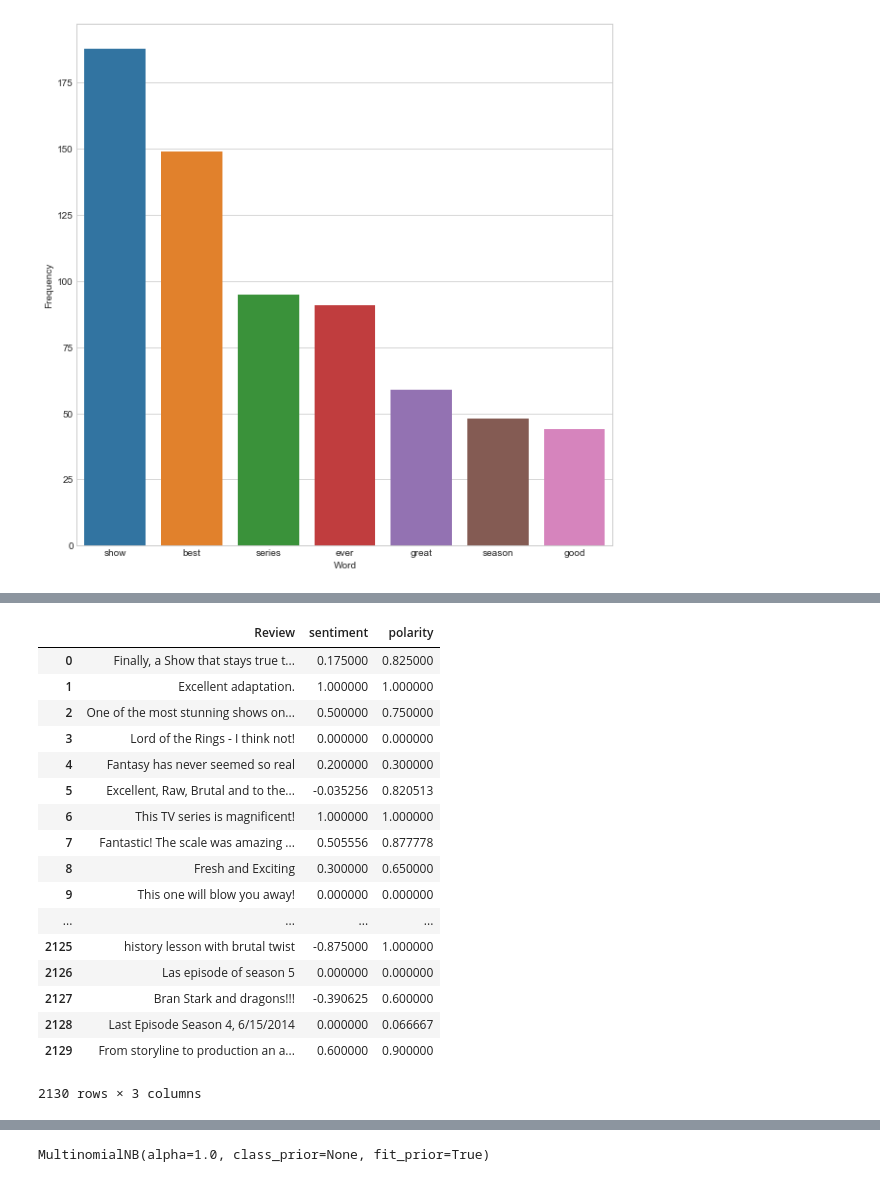
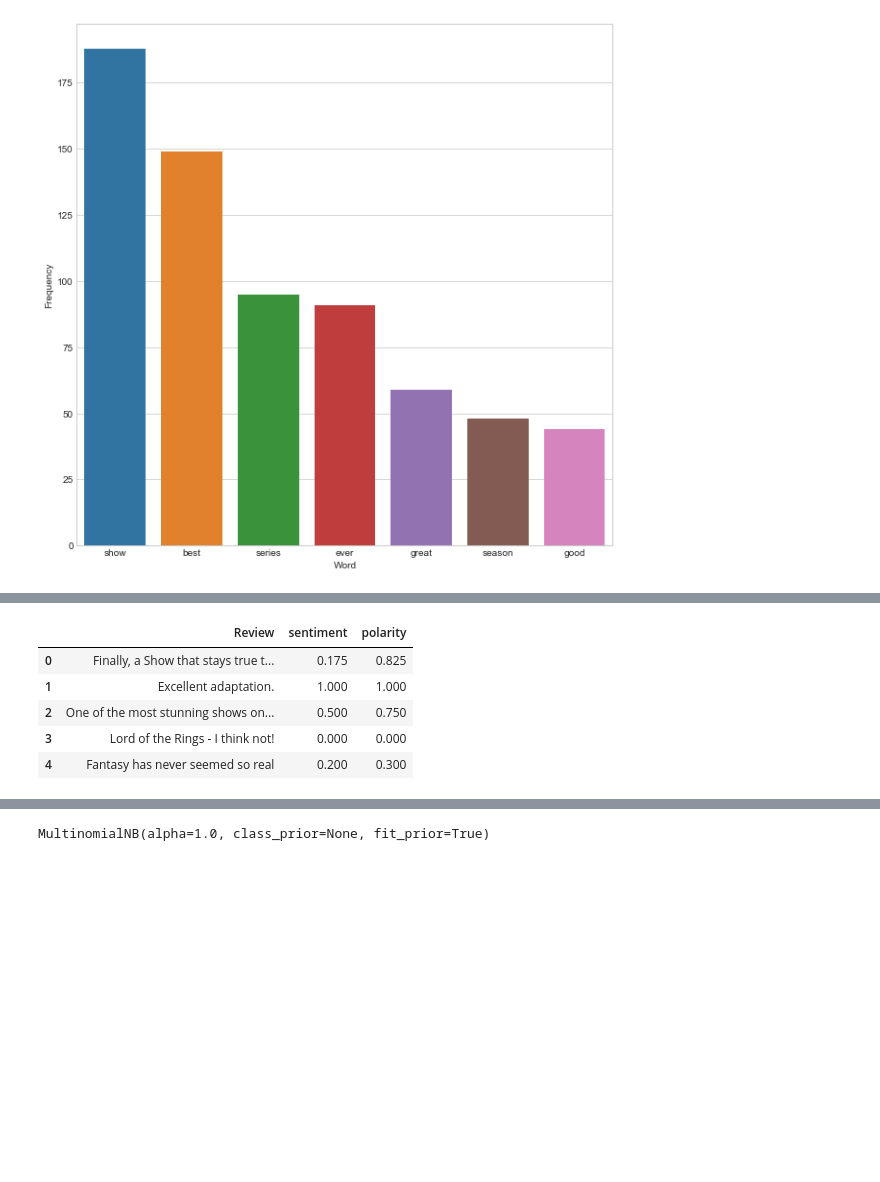
Before and after one commit to akshaykapoor347/ImdbReviews, a Jupyter notebook: ImdbReviews.ipynb, the cells around one changed output, grey strips where cells are left out. Drawn from its saved outputs; the diff is of its cells as text; code cells hidden in the pictures; blank space fills up the shorter version.

```diff
--- a/ImdbReviews.ipynb
+++ b/ImdbReviews.ipynb
@@ -303,26 +222,14 @@ for row in df_review_str:
     bloblist_desc.append((row,blob.sentiment.polarity, blob.sentiment.subjectivity))
     df_polarity_desc = pd.DataFrame(bloblist_desc, columns = ['Review','sentiment','polarity'])
 # %%
-df_polarity_desc
+df_polarity_desc.head()
 # %% [output]
 |  | Review | sentiment | polarity |
-| 0 | Finally, a Show that stays true t... | 0.175000 | 0.825000 |
-| 1 | Excellent adaptation. | 1.000000 | 1.000000 |
-| 2 | One of the most stunning shows on... | 0.500000 | 0.750000 |
-| 3 | Lord of the Rings - I think not! | 0.000000 | 0.000000 |
-| 4 | Fantasy has never seemed so real | 0.200000 | 0.300000 |
-| 5 | Excellent, Raw, Brutal and to the... | -0.035256 | 0.820513 |
-| 6 | This TV series is magnificent! | 1.000000 | 1.000000 |
-| 7 | Fantastic! The scale was amazing ... | 0.505556 | 0.877778 |
-| 8 | Fresh and Exciting | 0.300000 | 0.650000 |
-| 9 | This one will blow you away! | 0.000000 | 0.000000 |
-| ... | ... | ... | ... |
-| 2125 | history lesson with brutal twist | -0.875000 | 1.000000 |
-| 2126 | Las episode of season 5 | 0.000000 | 0.000000 |
-| 2127 | Bran Stark and dragons!!! | -0.390625 | 0.600000 |
-| 2128 | Last Episode Season 4, 6/15/2014 | 0.000000 | 0.066667 |
-| 2129 | From storyline to production an a... | 0.600000 | 0.900000 |
+| 0 | Finally, a Show that stays true t... | 0.175 | 0.825 |
+| 1 | Excellent adaptation. | 1.000 | 1.000 |
+| 2 | One of the most stunning shows on... | 0.500 | 0.750 |
+| 3 | Lord of the Rings - I think not! | 0.000 | 0.000 |
+| 4 | Fantasy has never seemed so real | 0.200 | 0.300 |
-2130 rows × 3 columns
 # %%
 def f(df_polarity_desc):
     if df_polarity_desc['sentiment'] >= 0:
```
Also changed, not shown: parts of 17 cells of this notebook, 1 other file.
